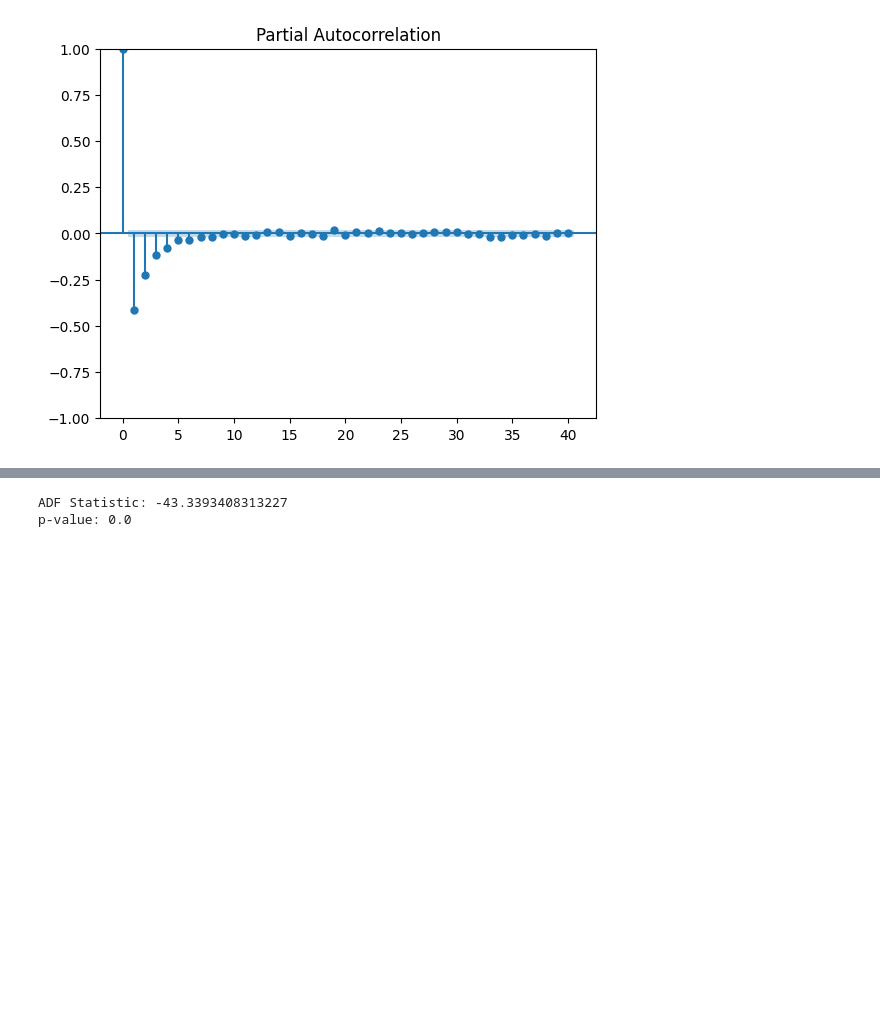
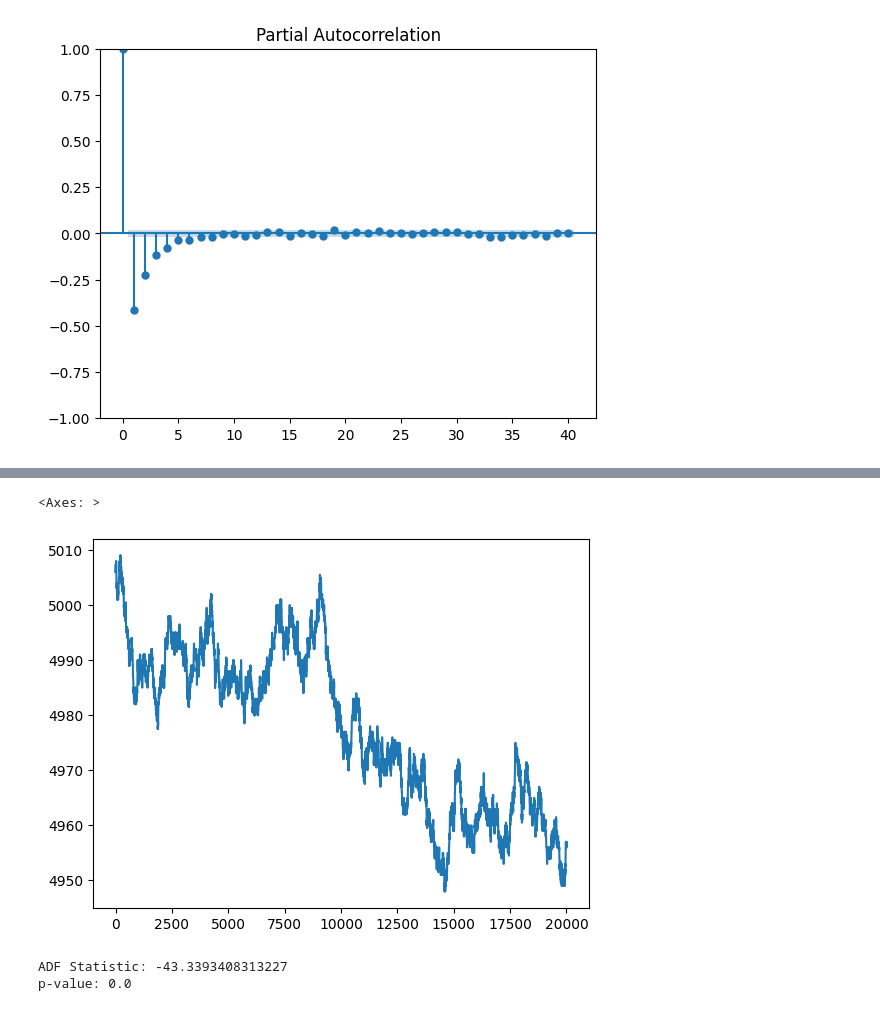
Before and after one commit to Sudhanva420/imc-prosperity-4, a Jupyter notebook: Codes/Notebooks/tomatoes_analysis.ipynb, the cells around one changed output, grey strips where cells are left out. Drawn from its saved outputs; the diff is of its cells as text; code cells hidden in the pictures; blank space fills up the shorter version.

```diff
--- a/Codes/Notebooks/tomatoes_analysis.ipynb
+++ b/Codes/Notebooks/tomatoes_analysis.ipynb
@@ -117,3 +122,8 @@ plt.show()
+# %%
+tomatoes1['mid_price_l2'].plot()
+# %% [output]
+<Axes: >
+[figure, added]
 # %%
 result = adfuller(tomatoes1_d)
 
```
Also changed, not shown: parts of 12 cells of this notebook, 1 other file.
